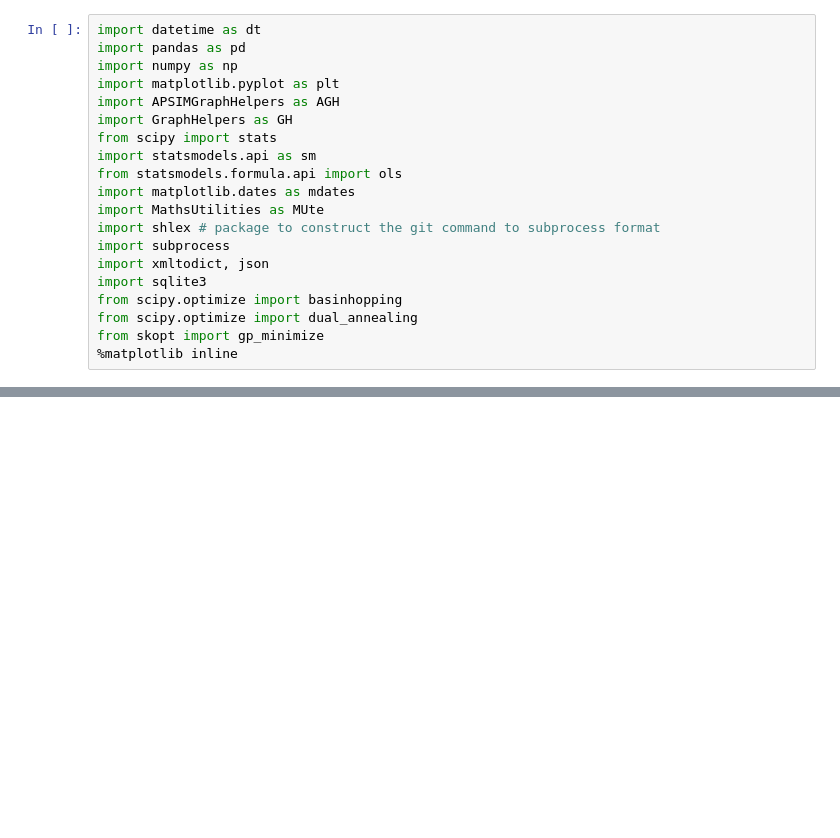
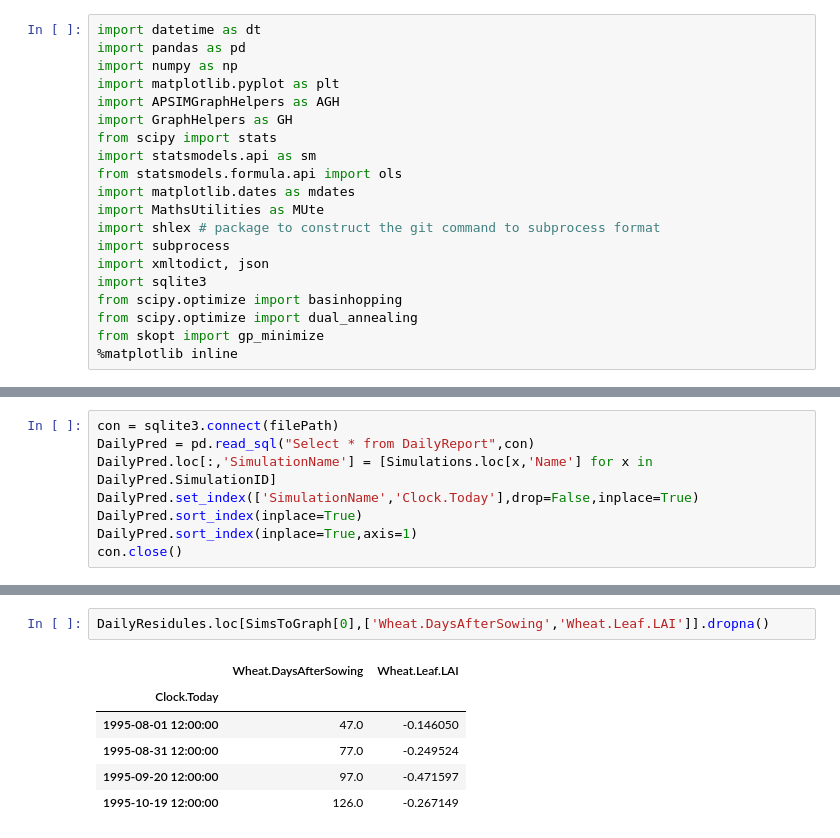
Before and after one commit to HamishBrownPFR/ApsimX, a Jupyter notebook: Prototypes/WheatSimpleLeaf/WheatAnalysis.ipynb, the cells around one changed output, grey strips where cells are left out. Cells and saved outputs as stored; diff of their text form; blank space fills up the shorter version.

```diff
--- a/Prototypes/WheatSimpleLeaf/WheatAnalysis.ipynb
+++ b/Prototypes/WheatSimpleLeaf/WheatAnalysis.ipynb
@@ -67 +87,9 @@ HarvestObs = Observed.loc[Observed.loc[:,'Wheat.Phenology.CurrentStageName']=='H
+# %%
+con = sqlite3.connect(filePath)
+DailyPred = pd.read_sql("Select * from DailyReport",con)
+DailyPred.loc[:,'SimulationName'] = [Simulations.loc[x,'Name'] for x in DailyPred.SimulationID]
+DailyPred.set_index(['SimulationName','Clock.Today'],drop=False,inplace=True)
+DailyPred.sort_index(inplace=True)
+DailyPred.sort_index(inplace=True,axis=1)
+con.close()
 # %%
@@ -200,0 +238,9 @@ DailyObserved = Observed.loc[:,dailyObs]
+# %%
+DailyResidules.loc[SimsToGraph[0],['Wheat.DaysAfterSowing','Wheat.Leaf.LAI']].dropna()
+# %% [output]
+|  | Wheat.DaysAfterSowing | Wheat.Leaf.LAI |
+| Clock.Today |  |  |
+| 1995-08-01 12:00:00 | 47.0 | -0.146050 |
+| 1995-08-31 12:00:00 | 77.0 | -0.249524 |
+| 1995-09-20 12:00:00 | 97.0 | -0.471597 |
+| 1995-10-19 12:00:00 | 126.0 | -0.267149 |
```
Also changed, not shown: parts of 15 cells of this notebook, 3 other files.
